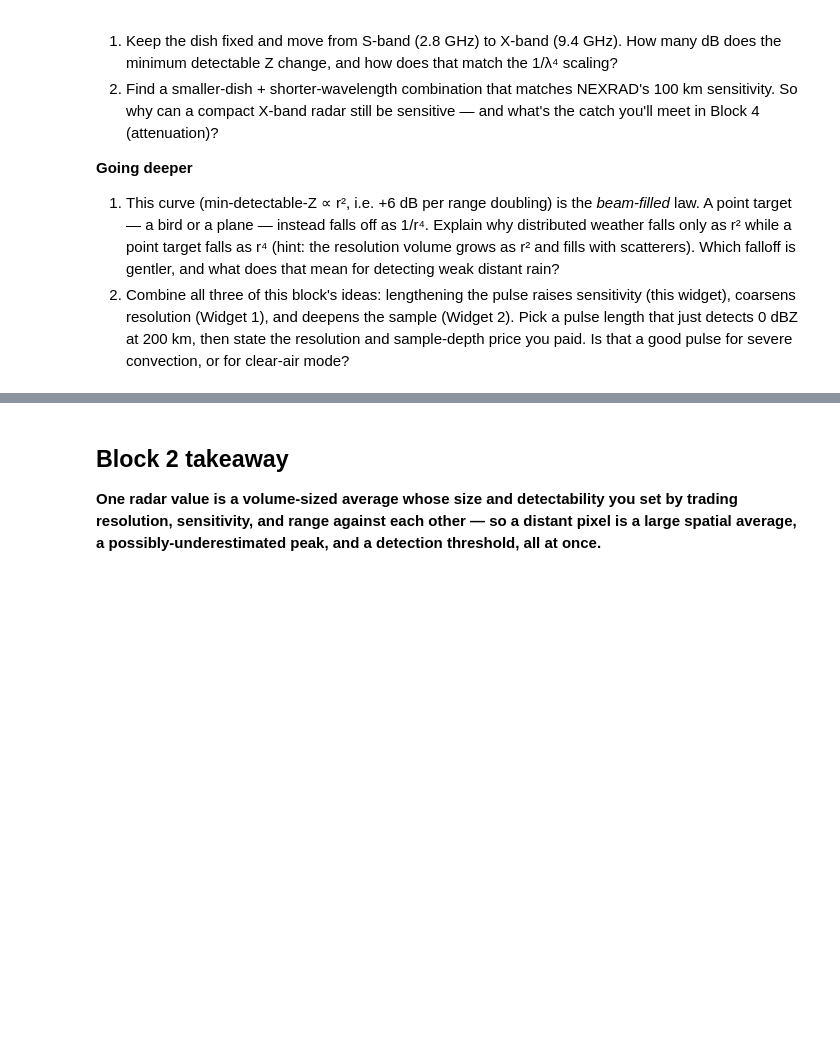
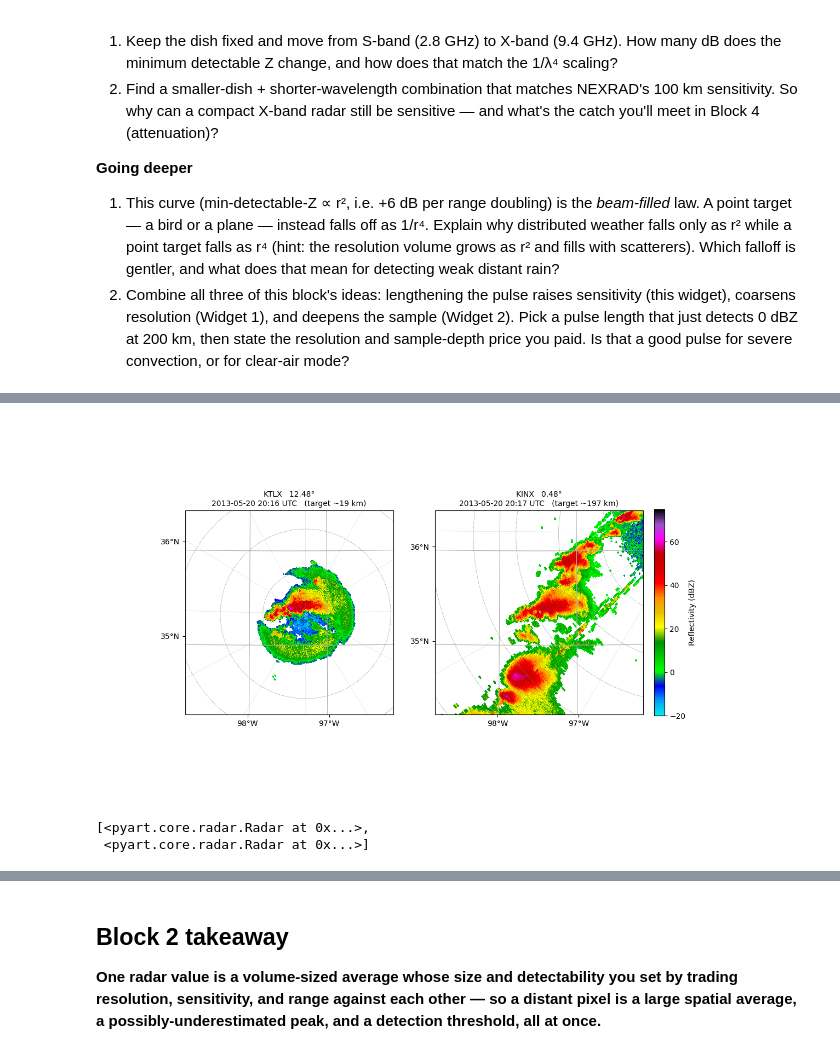
Before and after one commit to sebastiantorr/Clouds4Africa, a Jupyter notebook: content/block2.ipynb, the cells around one changed output, grey strips where cells are left out. Saved outputs shown, nothing was run; the diff lists cells and outputs as text; code cells hidden in the pictures; blank space fills up the shorter version.

```diff
--- a/content/block2.ipynb
+++ b/content/block2.ipynb
@@ -212,0 +318,12 @@ Tie the three ideas together for one distant cell: estimate the beam's width and
+# %%
+plot_cases(
+    ["s3://unidata-nexrad-level2/2013/05/20/KTLX/KTLX20130520_201643_V06.gz",
+     "s3://unidata-nexrad-level2/2013/05/20/KINX/KINX20130520_201750_V06.gz"],
+    #sweep=[0, 0],
+    sweep=[14, 0],
+    center=(35.34, -97.49),   # Moore, OK — the storm
+    max_range=120)
+# %% [output]
+[figure, added]
+[<pyart.core.radar.Radar at 0x...>,
+ <pyart.core.radar.Radar at 0x...>]
```
Also changed, not shown: parts of 6 cells of this notebook.
